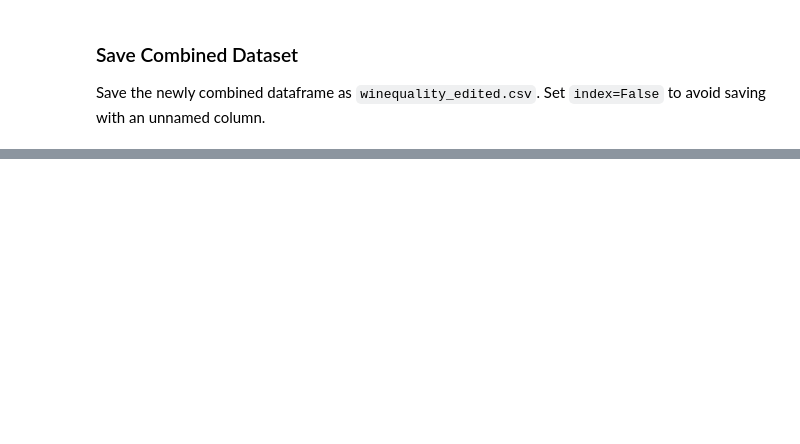
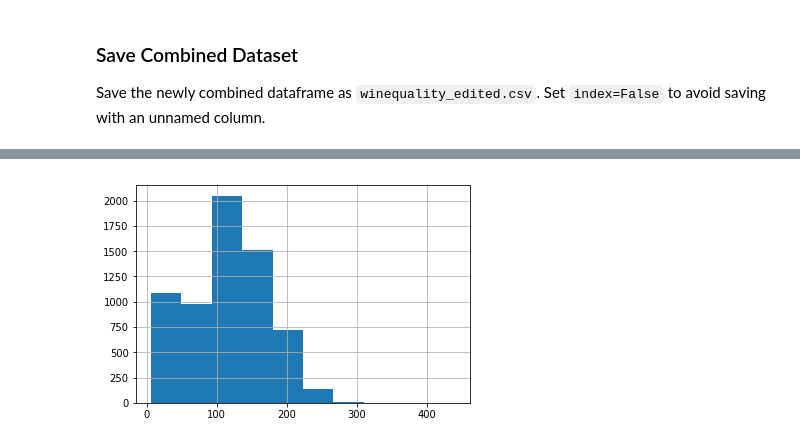
Before and after one commit to emilylauyw/Udacity_DAND_CaseStudy1-Investigate_Wine_Quality_Data_Set, a Jupyter notebook: investigate_wine_quality.ipynb, the cells around one changed output, grey strips where cells are left out. Cells and saved outputs as stored; diff of their text form; code cells hidden in the pictures; blank space fills up the shorter version.

```diff
--- a/investigate_wine_quality.ipynb
+++ b/investigate_wine_quality.ipynb
@@ -173,0 +226,4 @@ wine_df.to_csv('winequality_edited.csv', index=False)
+# %%
+df['total_sulfur_dioxide'].hist();
+# %% [output]
+[figure, added]
```
Also changed, not shown: parts of 56 cells of this notebook.
